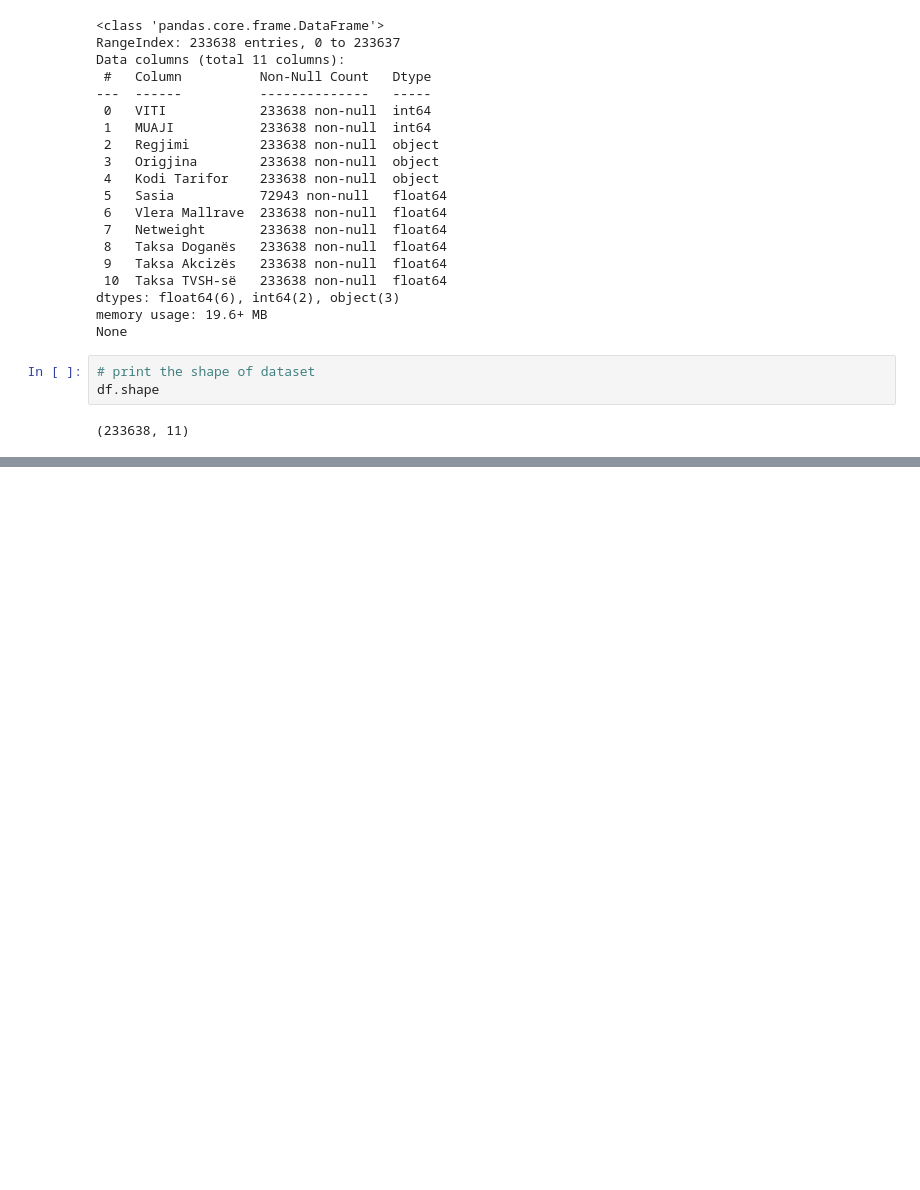
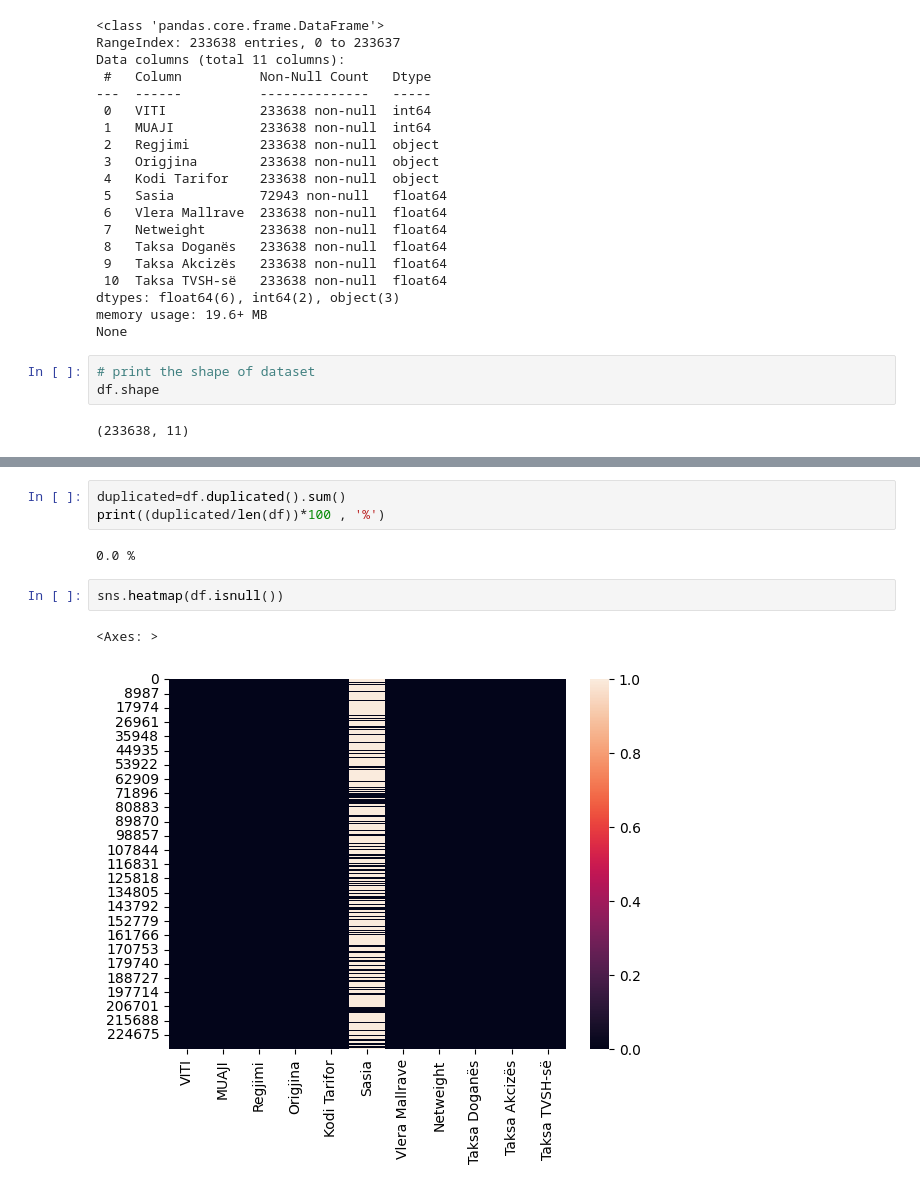
Before and after one commit to NjomzaRexhepi/Machine-Learning-Project, a Jupyter notebook: TradeBalance.ipynb, the cells around one changed output, grey strips where cells are left out. Drawn from its saved outputs; the diff is of its cells as text; blank space fills up the shorter version.

Commit message:
added graphs

```diff
--- a/TradeBalance.ipynb
+++ b/TradeBalance.ipynb
@@ -88,0 +124,10 @@ df.shape
+# %%
+duplicated=df.duplicated().sum()
+print((duplicated/len(df))*100 , '%')
+# %% [output]
+0.0 %
+# %%
+sns.heatmap(df.isnull())
+# %% [output]
+<Axes: >
+[figure, added]
```
Also changed, not shown: parts of 3 cells of this notebook.
